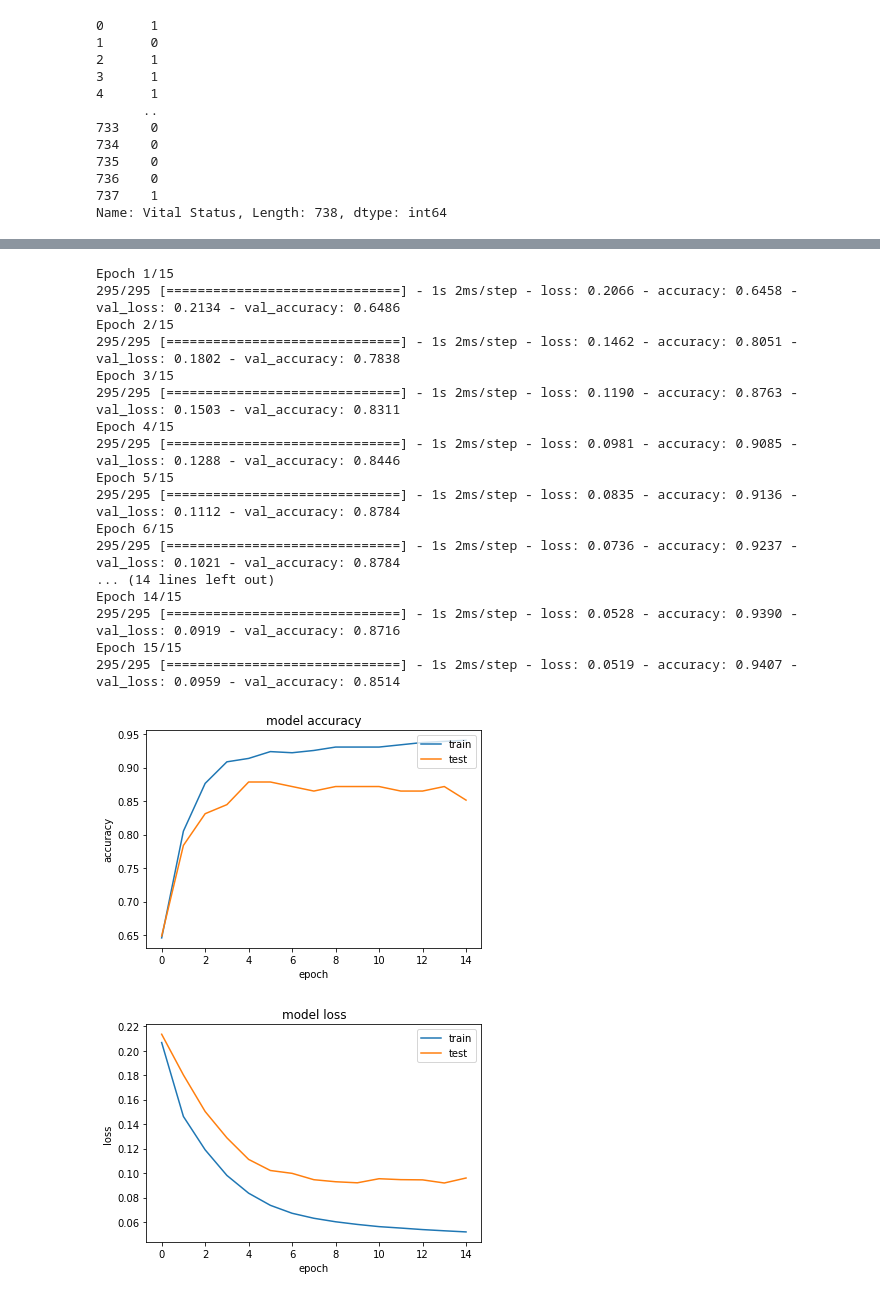
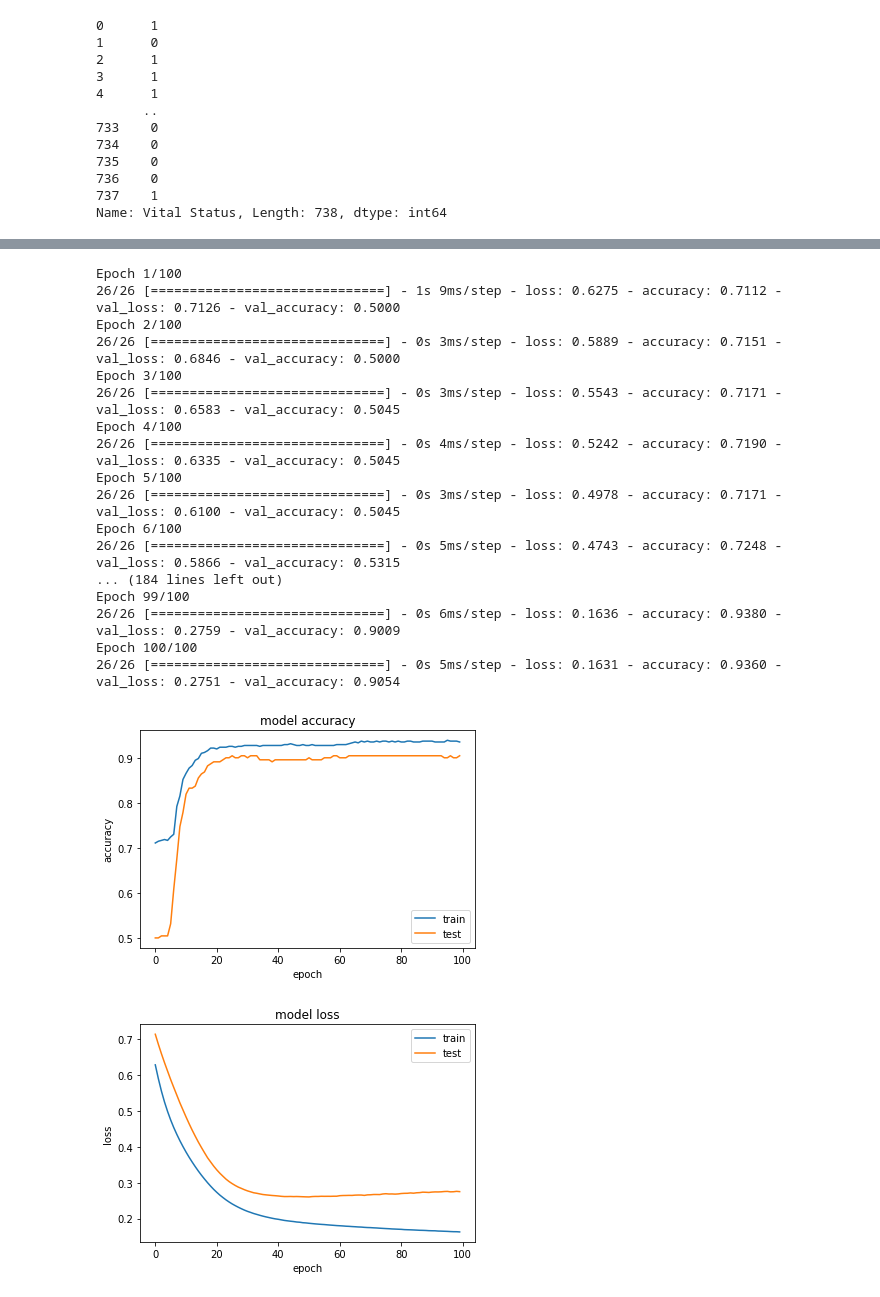
Before and after one commit to MuhammadAshiqAmeer/Federated_learning_experiments_with_Intel-openfl, a Jupyter notebook: neuroblastoma.ipynb, the cells around one changed output, grey strips where cells are left out. Cells and saved outputs as stored; diff of their text form; code cells hidden in the pictures.

Commit message:
best model

```diff
--- a/neuroblastoma.ipynb
+++ b/neuroblastoma.ipynb
@@ -158,0 +173,4 @@ Name: COG Risk Group, Length: 738, dtype: int64
+# %%
+df["Overall Survival Time in Years"] = round(df["Overall Survival Time in Days"]/365,0)
+df["Overall Survival Time in Years"]
+df["Overall Survival Time in Years"].unique()
@@ -175,4 +196,4 @@ df
 # %%
-x=df.drop(['Vital Status','TARGET USI','Event Free Survival Time in Days'],axis=1)
+x=df.drop(['Vital Status','TARGET USI','Event Free Survival Time in Days','Overall Survival Time in Days'],axis=1)
 x
 # %% [output]
@@ -255,6 +278,6 @@ model.add(Activation('relu'))
 model.add(Dense(1))
 model.add(Activation('sigmoid'))
 
-model.compile(loss='mean_squared_error', optimizer='sgd', metrics=['accuracy'])
+model.compile(loss='binary_crossentropy', optimizer='sgd', metrics=['accuracy'])
 model.summary()
 # %% [output]
@@ -276,43 +299,43 @@ Trainable params: 865
 Non-trainable params: 0
 _________________________________________________________________
 # %%
-trained_model=model.fit(train_scaled, y,validation_split=0.2,epochs=15,batch_size=2)
+trained_model=model.fit(train_scaled, y,validation_split=0.3,epochs=100,batch_size=20)
 # %% [output]
-Epoch 1/15
-295/295 [==============================] - 1s 2ms/step - loss: 0.2066 - accuracy: 0.6458 - val_loss: 0.2134 - val_accuracy: 0.6486
-Epoch 2/15
-295/295 [==============================] - 1s 2ms/step - loss: 0.1462 - accuracy: 0.8051 - val_loss: 0.1802 - val_accuracy: 0.7838
-Epoch 3/15
-295/295 [==============================] - 1s 2ms/step - loss: 0.1190 - accuracy: 0.8763 - val_loss: 0.1503 - val_accuracy: 0.8311
-Epoch 4/15
-295/295 [==============================] - 1s 2ms/step - loss: 0.0981 - accuracy: 0.9085 - val_loss: 0.1288 - val_accuracy: 0.8446
-Epoch 5/15
-295/295 [==============================] - 1s 2ms/step - loss: 0.0835 - accuracy: 0.9136 - val_loss: 0.1112 - val_accuracy: 0.8784
-Epoch 6/15
-295/295 [==============================] - 1s 2ms/step - loss: 0.0736 - accuracy: 0.9237 - val_loss: 0.1021 - val_accuracy: 0.8784
-... (14 lines left out)
-Epoch 14/15
-295/295 [==============================] - 1s 2ms/step - loss: 0.0528 - accuracy: 0.9390 - val_loss: 0.0919 - val_accuracy: 0.8716
-Epoch 15/15
-295/295 [==============================] - 1s 2ms/step - loss: 0.0519 - accuracy: 0.9407 - val_loss: 0.0959 - val_accuracy: 0.8514
+Epoch 1/100
+26/26 [==============================] - 1s 9ms/step - loss: 0.6275 - accuracy: 0.7112 - val_loss: 0.7126 - val_accuracy: 0.5000
+Epoch 2/100
+26/26 [==============================] - 0s 3ms/step - loss: 0.5889 - accuracy: 0.7151 - val_loss: 0.6846 - val_accuracy: 0.5000
+Epoch 3/100
+26/26 [==============================] - 0s 3ms/step - loss: 0.5543 - accuracy: 0.7171 - val_loss: 0.6583 - val_accuracy: 0.5045
+Epoch 4/100
+26/26 [==============================] - 0s 4ms/step - loss: 0.5242 - accuracy: 0.7190 - val_loss: 0.6335 - val_accuracy: 0.5045
+Epoch 5/100
+26/26 [==============================] - 0s 3ms/step - loss: 0.4978 - accuracy: 0.7171 - val_loss: 0.6100 - val_accuracy: 0.5045
+Epoch 6/100
+26/26 [==============================] - 0s 5ms/step - loss: 0.4743 - accuracy: 0.7248 - val_loss: 0.5866 - val_accuracy: 0.5315
+... (184 lines left out)
+Epoch 99/100
+26/26 [==============================] - 0s 6ms/step - loss: 0.1636 - accuracy: 0.9380 - val_loss: 0.2759 - val_accuracy: 0.9009
+Epoch 100/100
+26/26 [==============================] - 0s 5ms/step - loss: 0.1631 - accuracy: 0.9360 - val_loss: 0.2751 - val_accuracy: 0.9054
 # %%
 import matplotlib.pyplot as plt
 # summarize history for accuracy
 plt.plot(trained_model.history['accuracy'])
 plt.plot(trained_model.history['val_accuracy'])
 plt.title('model accuracy')
 plt.ylabel('accuracy')
 plt.xlabel('epoch')
-plt.legend(['train', 'test'], loc='upper right')
+plt.legend(['train', 'test'], loc='lower right')
 plt.show()
 # summarize history for loss
 plt.plot(trained_model.history['loss'])
 plt.plot(trained_model.history['val_loss'])
 plt.title('model loss')
 plt.ylabel('loss')
 plt.xlabel('epoch')
 plt.legend(['train', 'test'], loc='upper right')
 plt.show()
 # %% [output]
-[figure, old version]
+[figure, new version]
-[figure, old version]
+[figure, new version]
```
Also changed, not shown: parts of 8 cells of this notebook.
